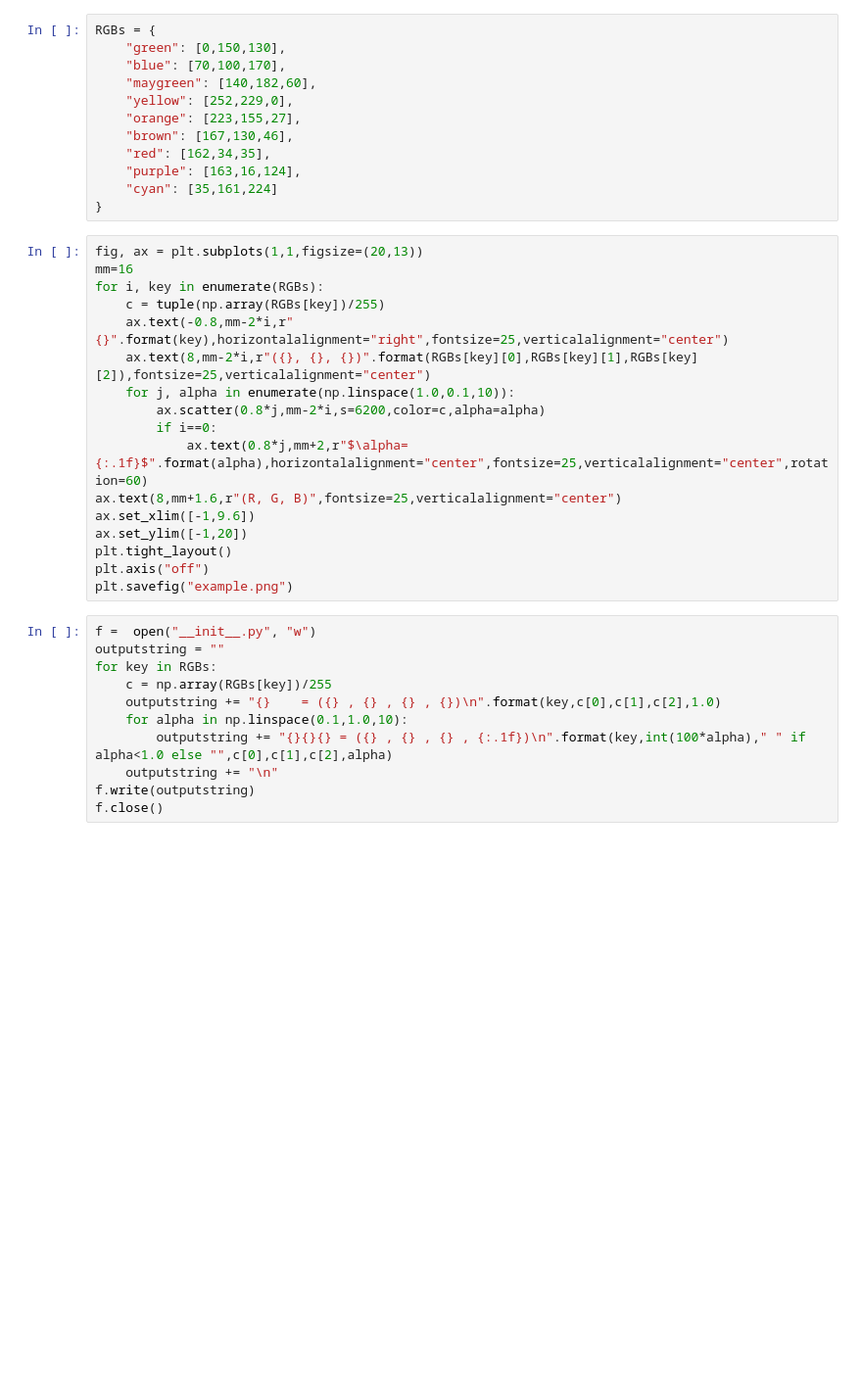
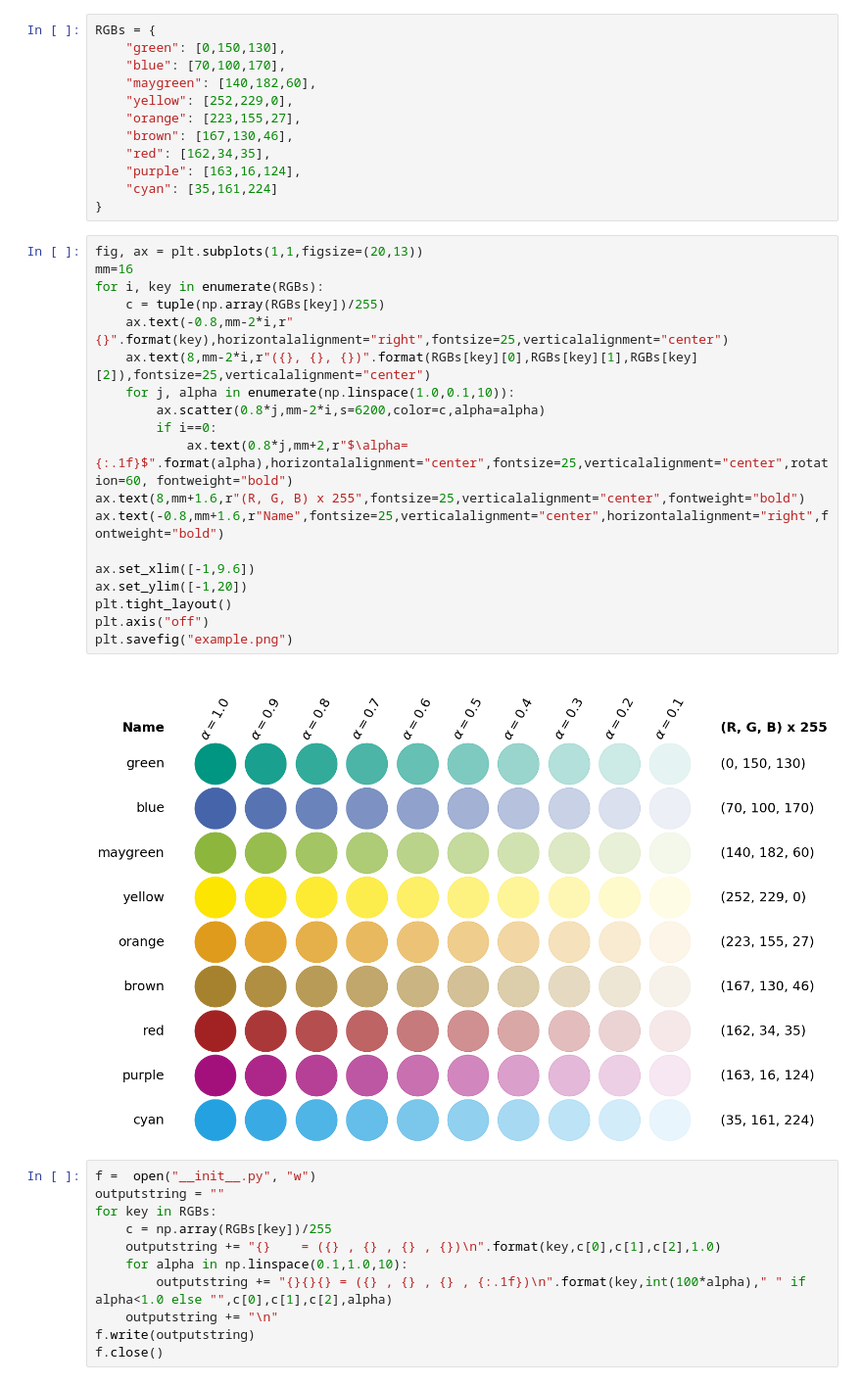
Before and after one commit to thomascamminady/kitcolors, a Jupyter notebook: create.ipynb, the cells around one changed output. Shown at 98% size. Saved outputs shown, nothing was run; the diff lists cells and outputs as text; blank space fills up the shorter version.

Commit message:
Change plot.

```diff
--- a/create.ipynb
+++ b/create.ipynb
@@ -16,20 +16,24 @@ RGBs = {
 # %%
 fig, ax = plt.subplots(1,1,figsize=(20,13))
 mm=16
 for i, key in enumerate(RGBs):
     c = tuple(np.array(RGBs[key])/255)
     ax.text(-0.8,mm-2*i,r"{}".format(key),horizontalalignment="right",fontsize=25,verticalalignment="center")
     ax.text(8,mm-2*i,r"({}, {}, {})".format(RGBs[key][0],RGBs[key][1],RGBs[key][2]),fontsize=25,verticalalignment="center")
     for j, alpha in enumerate(np.linspace(1.0,0.1,10)):
         ax.scatter(0.8*j,mm-2*i,s=6200,color=c,alpha=alpha)
         if i==0:
-            ax.text(0.8*j,mm+2,r"$\alpha={:.1f}$".format(alpha),horizontalalignment="center",fontsize=25,verticalalignment="center",rotation=60)
-ax.text(8,mm+1.6,r"(R, G, B)",fontsize=25,verticalalignment="center")
+            ax.text(0.8*j,mm+2,r"$\alpha={:.1f}$".format(alpha),horizontalalignment="center",fontsize=25,verticalalignment="center",rotation=60, fontweight="bold")
+ax.text(8,mm+1.6,r"(R, G, B) x 255",fontsize=25,verticalalignment="center",fontweight="bold")
+ax.text(-0.8,mm+1.6,r"Name",fontsize=25,verticalalignment="center",horizontalalignment="right",fontweight="bold")
+
 ax.set_xlim([-1,9.6])
 ax.set_ylim([-1,20])
 plt.tight_layout()
 plt.axis("off")
 plt.savefig("example.png")
+# %% [output]
+[figure, added]
 # %%
 f =  open("__init__.py", "w")
 outputstring = ""
```
Also changed, not shown: 1 other file.
